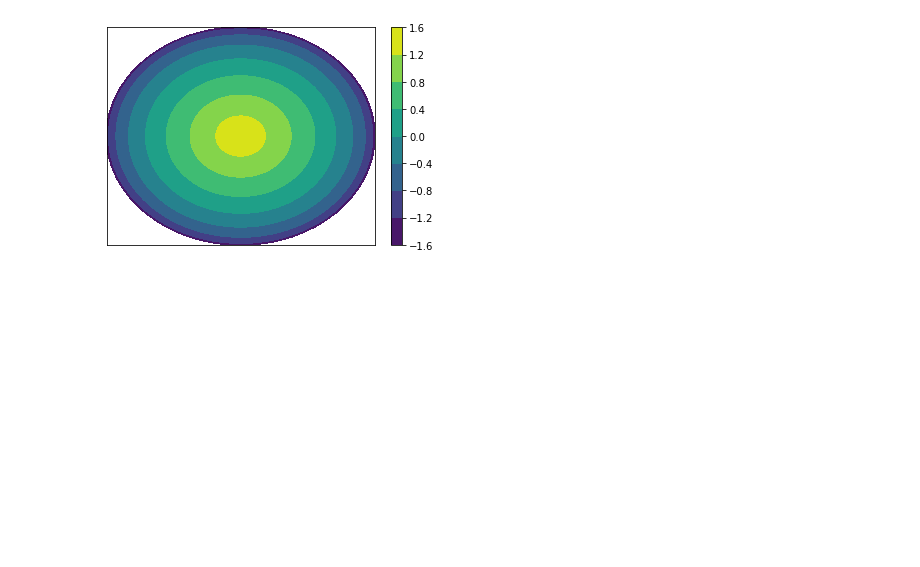
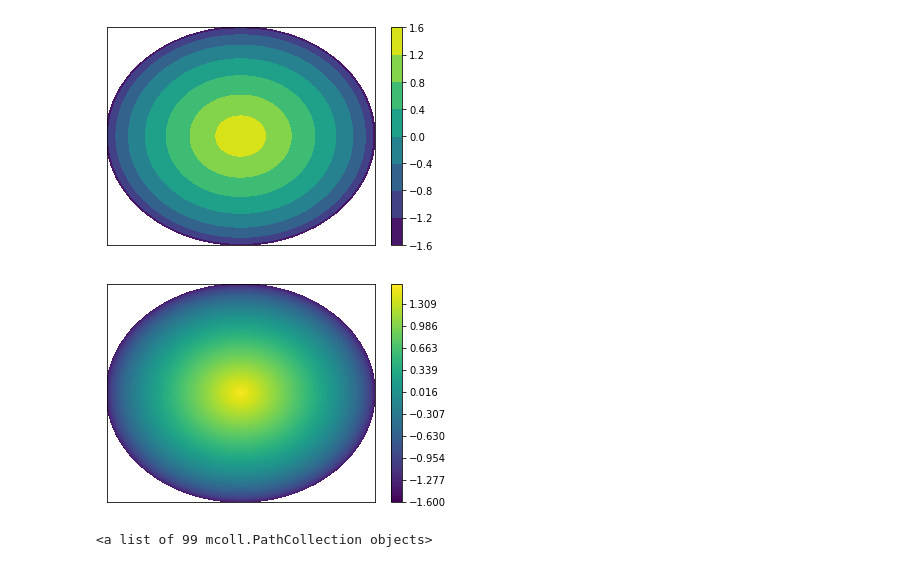
Before and after one commit to yoachim/19_Scratch, a Jupyter notebook: lambert_proj/lambert_proj.ipynb, the cells around one changed output. Saved outputs shown, nothing was run; the diff lists cells and outputs as text; code cells hidden in the pictures; blank space fills up the shorter version.

```diff
--- a/lambert_proj/lambert_proj.ipynb
+++ b/lambert_proj/lambert_proj.ipynb
@@ -49,3 +49,18 @@ plt.yticks([])
 # %% [output]
 ([], <a list of 0 Text yticklabel objects>)
 [figure]
+# %%
+norm = None
+levels = np.linspace(-1.6,1.6,100)
+fig = plt.figure(1)
+ax = fig.add_subplot(111)
+tcf = ax.tricontourf(x, y, dec, levels, norm=norm)
+ax.set_xticks([])
+ax.set_yticks([])
+cb = plt.colorbar(tcf)
+# %% [output]
+[figure, added]
+# %%
+tcf.collections
+# %% [output]
+<a list of 99 mcoll.PathCollection objects>
```
Also changed, not shown: 1 other file.
